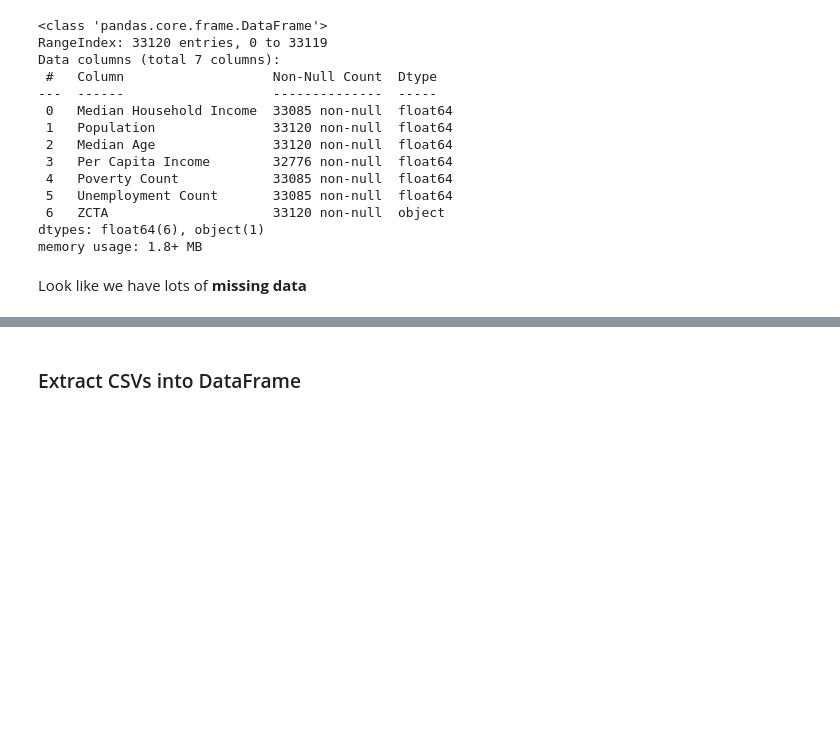
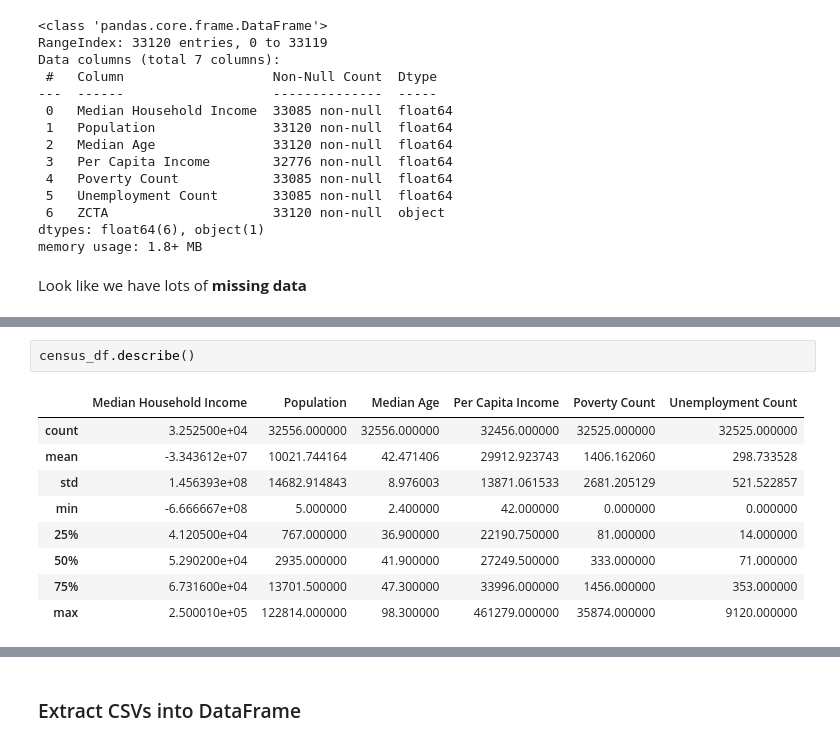
Before and after one commit to poojaisabelle/ETL-Project, a Jupyter notebook: Tracey_draft_code.ipynb, the cells around one changed output, grey strips where cells are left out. Saved outputs shown, nothing was run; the diff lists cells and outputs as text; blank space fills up the shorter version.

```diff
--- a/Tracey_draft_code.ipynb
+++ b/Tracey_draft_code.ipynb
@@ -90,0 +144,12 @@ census_pd["ZCTA"].nunique()
+# %%
+census_df.describe()
+# %% [output]
+|  | Median Household Income | Population | Median Age | Per Capita Income | Poverty Count | Unemployment Count |
+| count | 3.252500e+04 | 32556.000000 | 32556.000000 | 32456.000000 | 32525.000000 | 32525.000000 |
+| mean | -3.343612e+07 | 10021.744164 | 42.471406 | 29912.923743 | 1406.162060 | 298.733528 |
+| std | 1.456393e+08 | 14682.914843 | 8.976003 | 13871.061533 | 2681.205129 | 521.522857 |
+| min | -6.666667e+08 | 5.000000 | 2.400000 | 42.000000 | 0.000000 | 0.000000 |
+| 25% | 4.120500e+04 | 767.000000 | 36.900000 | 22190.750000 | 81.000000 | 14.000000 |
+| 50% | 5.290200e+04 | 2935.000000 | 41.900000 | 27249.500000 | 333.000000 | 71.000000 |
+| 75% | 6.731600e+04 | 13701.500000 | 47.300000 | 33996.000000 | 1456.000000 | 353.000000 |
+| max | 2.500010e+05 | 122814.000000 | 98.300000 | 461279.000000 | 35874.000000 | 9120.000000 |
```
Also changed, not shown: parts of 29 cells of this notebook.
